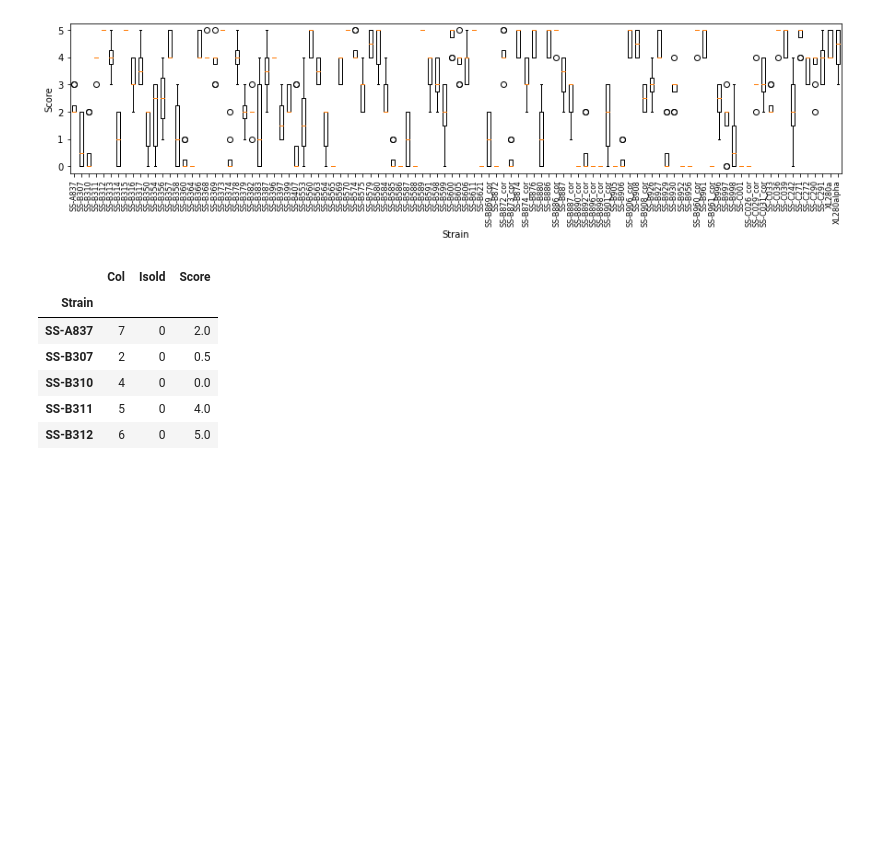
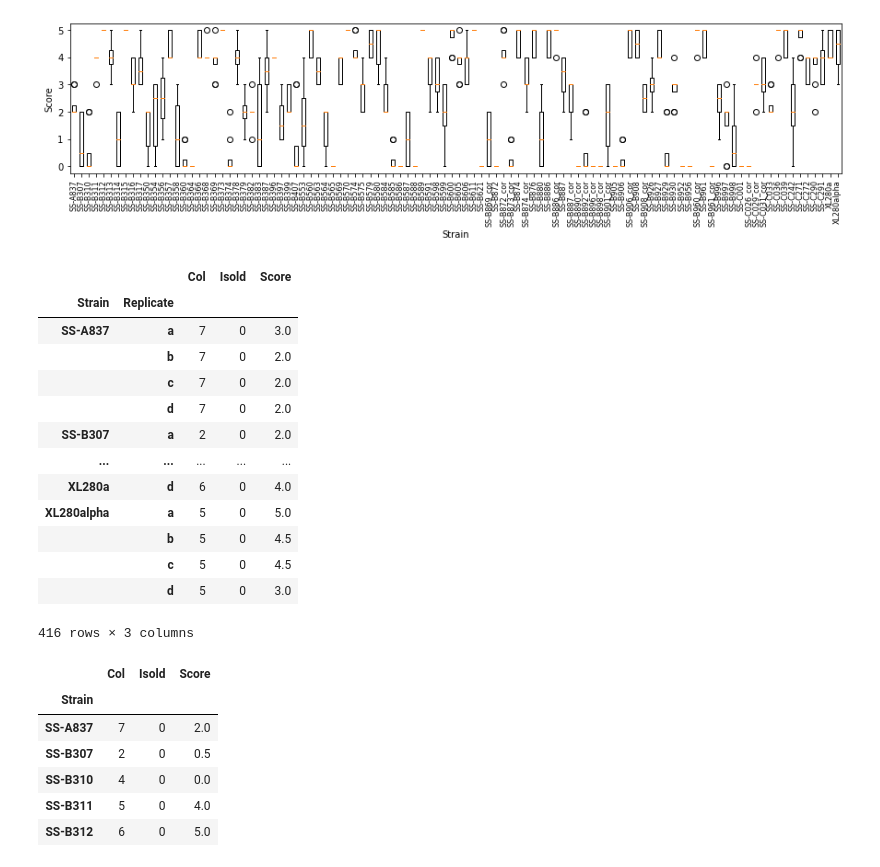
Before and after one commit to magwenelab/crypto-QTL-paper, a Jupyter notebook: SCRIPTS/H2O2_QTL_Fig9.ipynb, the cells around one changed output. Saved outputs shown, nothing was run; the diff lists cells and outputs as text; code cells hidden in the pictures; blank space fills up the shorter version.

```diff
--- a/SCRIPTS/H2O2_QTL_Fig9.ipynb
+++ b/SCRIPTS/H2O2_QTL_Fig9.ipynb
@@ -47,7 +47,7 @@ def association_logPval(site, pheno):
     return -logP
 # %%
 ## Bring in genotype data
-geno_path = '../DATA/CDx-ill-SNP-INDEL-df-104-blocked.csv.gz'
+geno_path = '../DATA/GENOTYPE//CDx-ill-SNP-INDEL-df-104-blocked.csv.gz'
 geno_df = pd.read_csv(geno_path)
 loci = geno_df.Block.drop_duplicates().index
 # %%
@@ -96,8 +96,8 @@ chrom_midpts = 0.5 * np.sum(np.array([a
                             np.cumsum(clens))]),axis=1)
 cumpos = [0] + list(np.cumsum(clens))[:-1]
 # %%
-file_path = '../DATA/H2O2_scores.csv.gz'
-file_path_tecan ='../DATA/Tecan_qtlruns_Jan162019_curated_baselined_median51.csv.gz'
+file_path = '../DATA/PHENOTYPE/H2O2_scores.csv.gz'
+file_path_tecan ='../DATA/PHENOTYPE/Tecan_qtlruns_Jan162019_curated_baselined_median51.csv.gz'
 # %%
 tecan  = pd.read_csv(file_path_tecan,index_col=0)
 # %%
@@ -244,6 +244,24 @@ plt.xticks(np.arange(len(segs))+1,segs
 plt.xlabel('Strain');plt.ylabel('Score');
 # %% [output]
 [figure]
+# %%
+h2O2Ls.groupby(['Strain','Replicate']).agg(np.median
+                                          ).rest_index(drop=True)
+# %% [output]
+|  |  | Col | Isold | Score |
+| Strain | Replicate |  |  |  |
+| SS-A837 | a | 7 | 0 | 3.0 |
+|  | b | 7 | 0 | 2.0 |
+|  | c | 7 | 0 | 2.0 |
+|  | d | 7 | 0 | 2.0 |
+| SS-B307 | a | 2 | 0 | 2.0 |
+| ... | ... | ... | ... | ... |
+| XL280a | d | 6 | 0 | 4.0 |
+| XL280alpha | a | 5 | 0 | 5.0 |
+|  | b | 5 | 0 | 4.5 |
+|  | c | 5 | 0 | 4.5 |
+|  | d | 5 | 0 | 3.0 |
+416 rows × 3 columns
 # %%
 medh2o2 = h2O2Ls.groupby('Strain').agg(np.median)
 # %%
```
Also changed, not shown: 37 other files.
